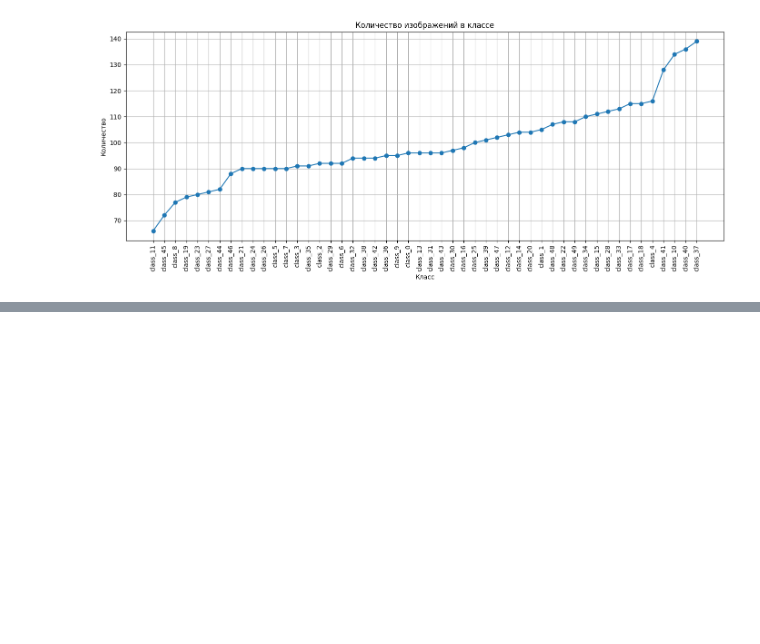
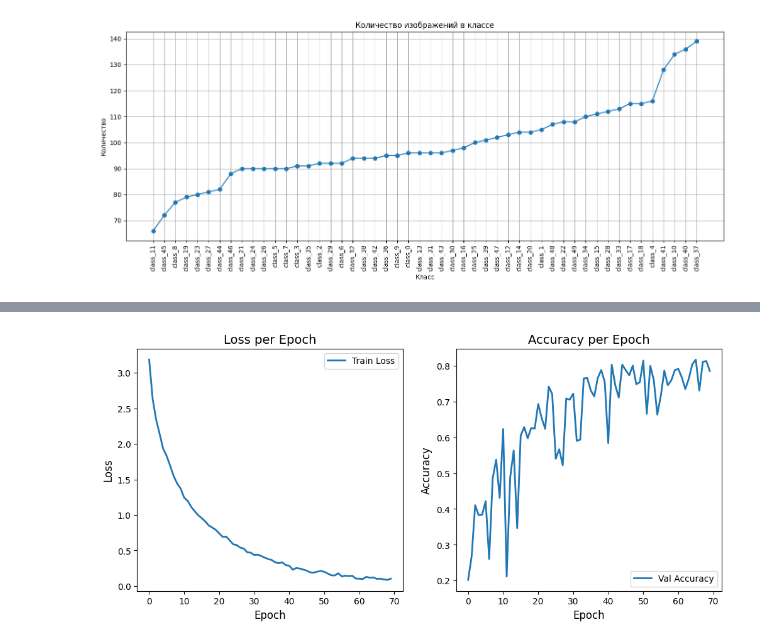
Before and after one commit to StalSkyle/butterfly_classification, a Jupyter notebook: butterflies-nn.ipynb, the cells around one changed output, grey strips where cells are left out. Drawn from its saved outputs; the diff is of its cells as text; code cells hidden in the pictures; blank space fills up the shorter version.

Commit message:
.88, added a pre-trained model, code requires refactoring

```diff
--- a/butterflies-nn.ipynb
+++ b/butterflies-nn.ipynb
@@ -248,3 +264,22 @@ Sequential(
+# %%
+# график
+fig, axes = plt.subplots(1, 2, figsize=(12, 5))
+
+axes[0].plot(losses, label='Train Loss', linewidth=2)
+axes[0].set_title('Loss per Epoch', fontsize=14)
+axes[0].set_xlabel('Epoch', fontsize=12)
+axes[0].set_ylabel('Loss', fontsize=12)
+axes[0].legend(loc='upper right', fontsize=10)
+
+axes[1].plot(accuracies, label='Val Accuracy', linewidth=2)
+axes[1].set_title('Accuracy per Epoch', fontsize=14)
+axes[1].set_xlabel('Epoch', fontsize=12)
+axes[1].set_ylabel('Accuracy', fontsize=12)
+axes[1].legend(loc='lower right', fontsize=10)
+
+plt.show()
+# %% [output]
+[figure, added]
 # %%
 %%time
 with torch.no_grad():
```
Also changed, not shown: parts of 6 cells of this notebook.
